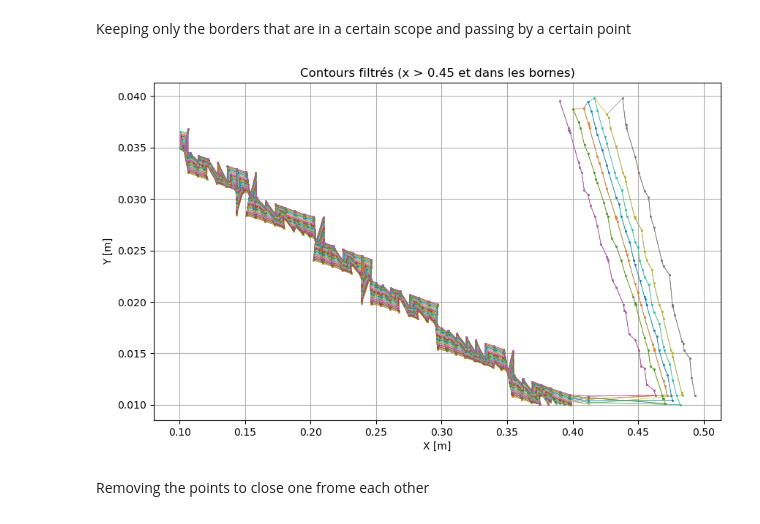
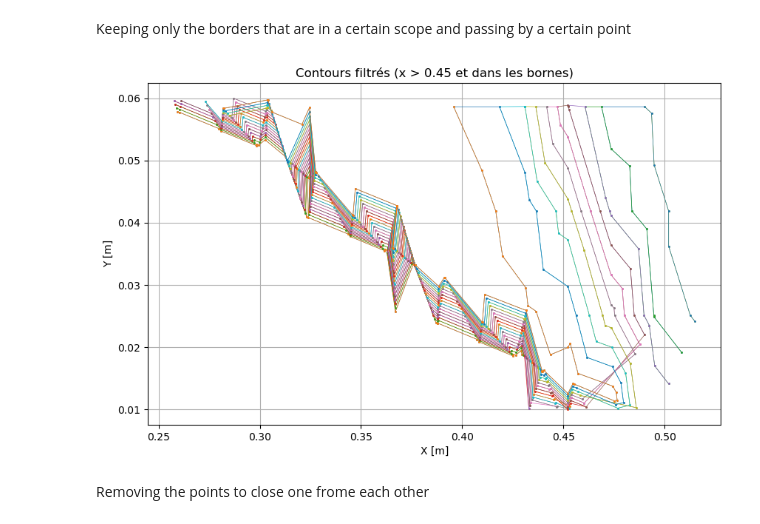
Before and after one commit to Samuel-Chapuis/Validation_Simulation_Supersonic_Linearized_Theory, a Jupyter notebook: result_analysis.ipynb, the cells around one changed output. Saved outputs shown, nothing was run; the diff lists cells and outputs as text; code cells hidden in the pictures.

Commit message:
feat(new data)

```diff
--- a/result_analysis.ipynb
+++ b/result_analysis.ipynb
@@ -45,6 +42,8 @@ data = data[['Y [m]', 'Z [m]', 'Pressure [Pa]']]
 # Drop rows with missing values (NaN)
 data['Pressure [Pa]'] = data['Pressure [Pa]'].fillna(0)
 
+data = data[data['Z [m]'] >= 0.1].reset_index(drop=True)
+
 data.head(10)
 # %% [output]
 |  | Y [m] | Z [m] | Pressure [Pa] |
@@ -88,7 +87,7 @@ from sklearn.pipeline import Pipeline
 # %%
 data_clean = (
 	data[['Y [m]', 'Z [m]', 'Pressure [Pa]']]
-	.query("`Y [m]` < 0.05")
+	.query("`Y [m]` < 0.125")
 	.dropna()
 	.copy()
 )
@@ -190,10 +189,10 @@ Keeping only the borders that are in a certain scope and passing by a certain po
 contour_segments = cs0.allsegs
 
 # On réduit la zone d'intérêt à x_min, x_max, y_min, y_max
-x_min = 0.1
+x_min = 0.2
 x_max = 0.6
 y_min = 0.01
-y_max = 0.04
+y_max = 0.06
 
 # On ne garde que les segments qui contiennent au moins une coordonnée x > 0.45
 x_importante = 0.45
@@ -201,34 +200,34 @@ x_importante = 0.45
 points_by_level = {}
 for level_idx, segments in enumerate(contour_segments):
     filtered_segments = []
     for seg in segments:
         # Ne conserver que les segments qui contiennent au moins une x > 0.45
         if not np.any(seg[:, 0] > x_importante):
             continue
 
         # Puis appliquer les bornes x_min, x_max, y_min, y_max
         mask = (
             (seg[:, 0] >= x_min) & (seg[:, 0] <= x_max) &
             (seg[:, 1] >= y_min) & (seg[:, 1] <= y_max)
         )
         filtered_seg = seg[mask]
         if filtered_seg.shape[0] > 0:
             filtered_segments.append(filtered_seg)
 
     points_by_level[level_idx] = filtered_segments
 
 # Affichage
 plt.figure(figsize=(10, 6))
 for segs in points_by_level.values():
     for seg in segs:
         plt.plot(seg[:, 0], seg[:, 1], 'o-', markersize=1, linewidth=0.5)
 plt.xlabel('X [m]')
 plt.ylabel('Y [m]')
 plt.title('Contours filtrés (x > 0.45 et dans les bornes)')
 plt.grid(True)
 plt.show()
 # %% [output]
-[figure, old version]
+[figure, new version]
 # %% [markdown]
 Removing the points to close one frome each other
 # %%
```
Also changed, not shown: parts of 17 cells of this notebook, 49 other files.
